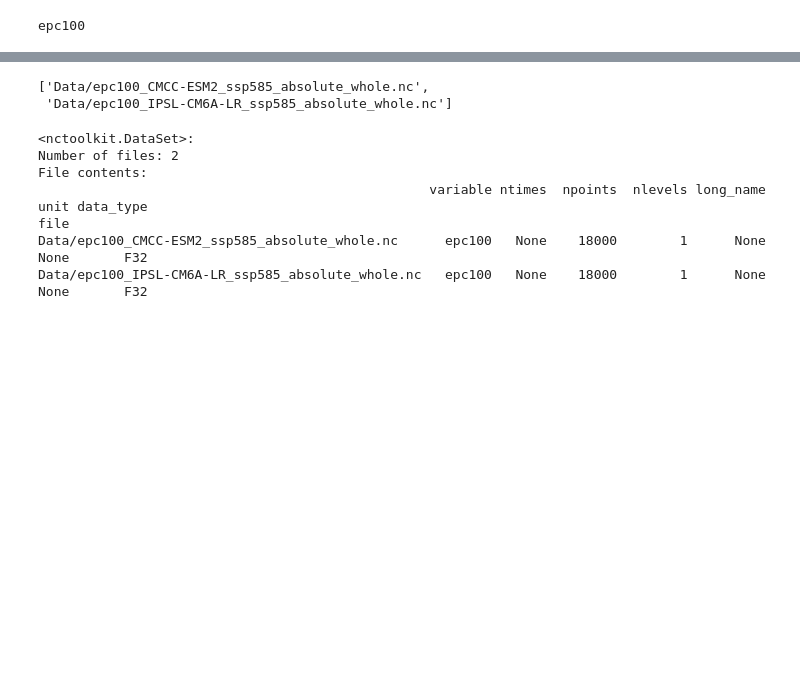
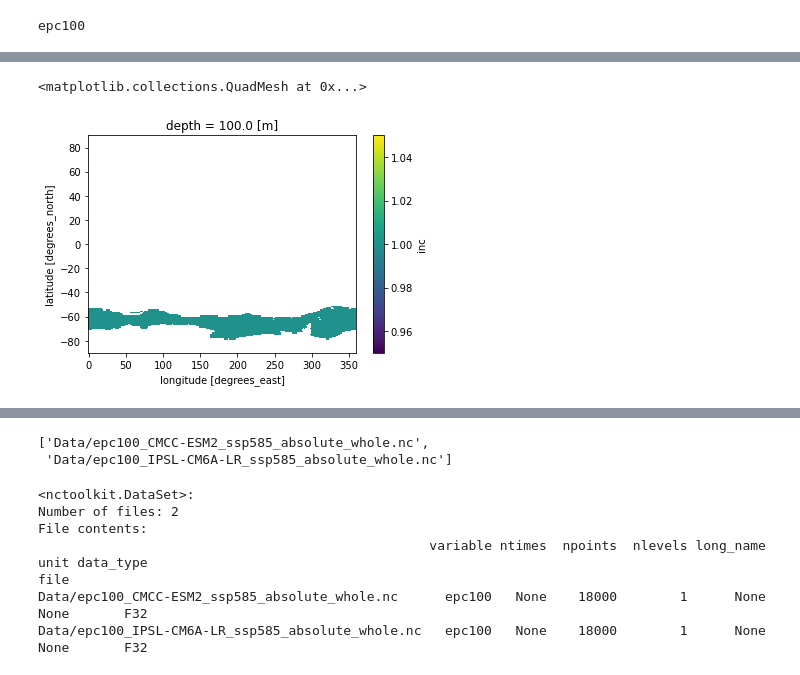
Before and after one commit to jasmineby65/CMEE-Coursework, a Jupyter notebook: Project/code/Multimodel/Multimodel_calculation.ipynb, the cells around one changed output, grey strips where cells are left out. Saved outputs shown, nothing was run; the diff lists cells and outputs as text; code cells hidden in the pictures; blank space fills up the shorter version.

```diff
--- a/Project/code/Multimodel/Multimodel_calculation.ipynb
+++ b/Project/code/Multimodel/Multimodel_calculation.ipynb
@@ -107,0 +243,6 @@ nc[variable].plot()
+# %%
+shade = xarray.open_dataset("Data/Shape/{}_{}_{}_inc.nc".format(variable, model, experiment))
+shade["inc"].plot()
+# %% [output]
+<matplotlib.collections.QuadMesh at 0x...>
+[figure, added]
```
Also changed, not shown: parts of 56 cells of this notebook, 34 other files.
